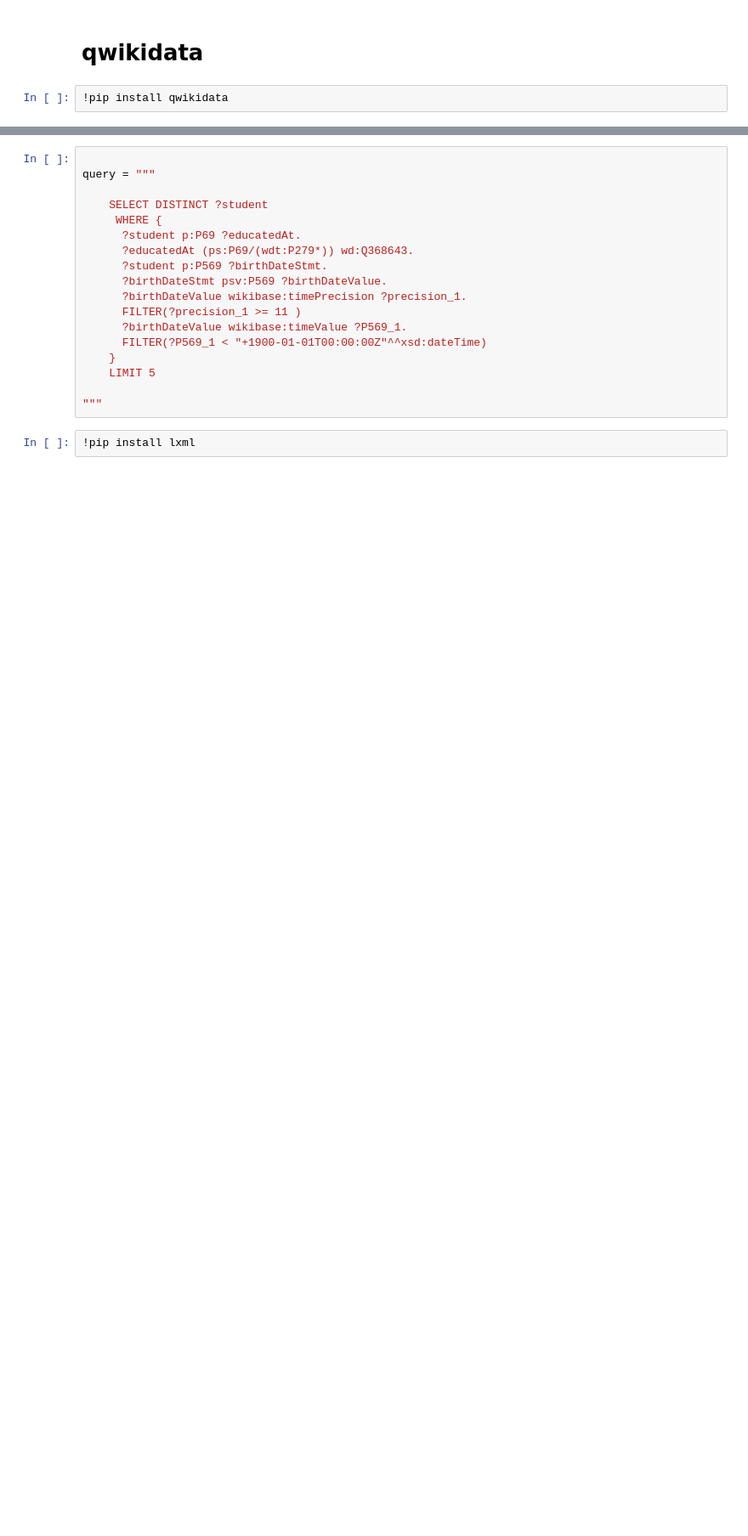
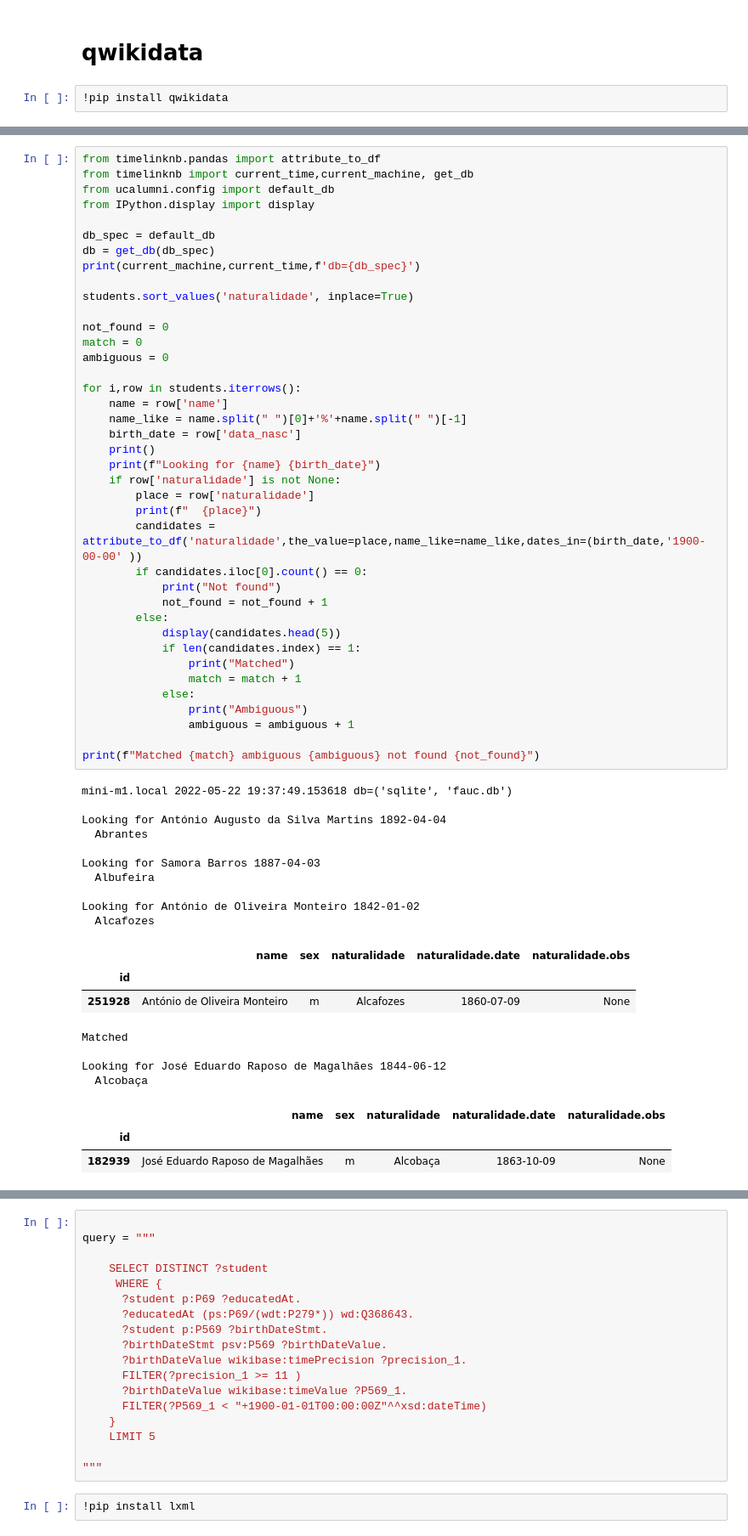
Before and after one commit to joaquimrcarvalho/fauc1537-1919, a Jupyter notebook: notebooks/995-linked_data_sandbox.ipynb, the cells around one changed output, grey strips where cells are left out. Shown at 85% size. Saved outputs shown, nothing was run; the diff lists cells and outputs as text; blank space fills up the shorter version.

```diff
--- a/notebooks/995-linked_data_sandbox.ipynb
+++ b/notebooks/995-linked_data_sandbox.ipynb
@@ -108,0 +143,60 @@ records[:4]
+# %%
+from timelinknb.pandas import attribute_to_df
+from timelinknb import current_time,current_machine, get_db
+from ucalumni.config import default_db
+from IPython.display import display
+
+db_spec = default_db
+db = get_db(db_spec)
+print(current_machine,current_time,f'db={db_spec}')
+
+students.sort_values('naturalidade', inplace=True)
+
+not_found = 0
+match = 0
+ambiguous = 0
+
+for i,row in students.iterrows():
+    name = row['name']
+    name_like = name.split(" ")[0]+'%'+name.split(" ")[-1]
+    birth_date = row['data_nasc']
+    print()
+    print(f"Looking for {name} {birth_date}")
+    if row['naturalidade'] is not None:
+        place = row['naturalidade']
+        print(f"  {place}")
+        candidates = attribute_to_df('naturalidade',the_value=place,name_like=name_like,dates_in=(birth_date,'1900-00-00' ))
+        if candidates.iloc[0].count() == 0:
+            print("Not found")
+            not_found = not_found + 1
+        else:
+            display(candidates.head(5))
+            if len(candidates.index) == 1:
+                print("Matched")
+                match = match + 1
+            else:
+                print("Ambiguous")
+                ambiguous = ambiguous + 1
+
+print(f"Matched {match} ambiguous {ambiguous} not found {not_found}")
+# %% [output]
+mini-m1.local 2022-05-22 19:37:49.153618 db=('sqlite', 'fauc.db')
+
+Looking for António Augusto da Silva Martins 1892-04-04
+  Abrantes
+
+Looking for Samora Barros 1887-04-03
+  Albufeira
+
+Looking for António de Oliveira Monteiro 1842-01-02
+  Alcafozes
+|  | name | sex | naturalidade | naturalidade.date | naturalidade.obs |
+| id |  |  |  |  |  |
+| 251928 | António de Oliveira Monteiro | m | Alcafozes | 1860-07-09 | None |
+Matched
+
+Looking for José Eduardo Raposo de Magalhães 1844-06-12
+  Alcobaça
+|  | name | sex | naturalidade | naturalidade.date | naturalidade.obs |
+| id |  |  |  |  |  |
+| 182939 | José Eduardo Raposo de Magalhães | m | Alcobaça | 1863-10-09 | None |
```
Also changed, not shown: parts of 10 cells of this notebook, 1 other file.
